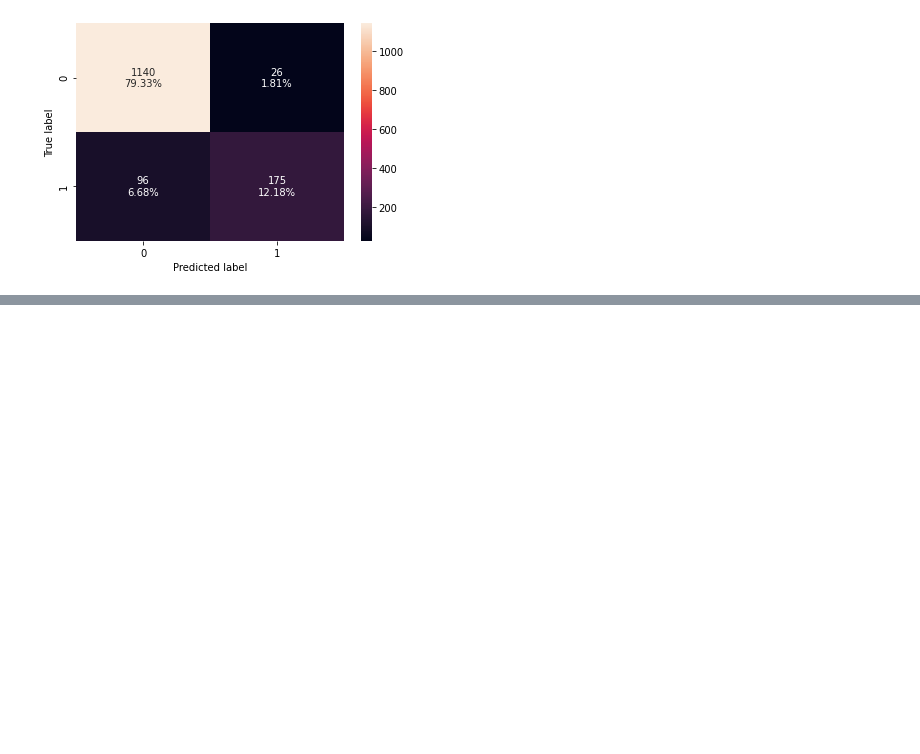
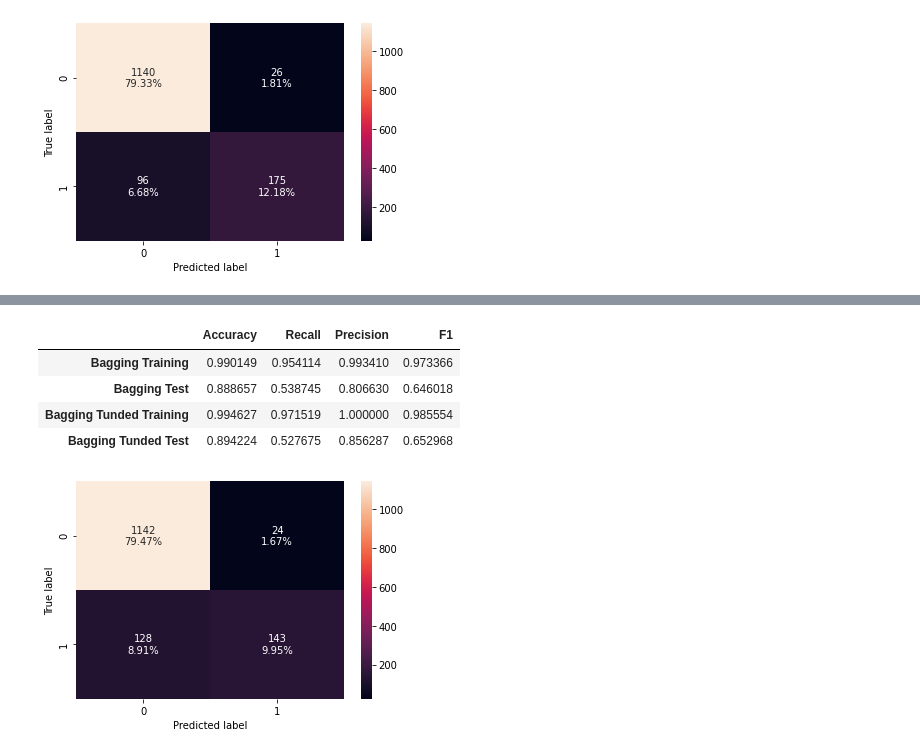
Before and after one commit to jarato123/AI-Class, a Jupyter notebook: Ensemble Techniques/ET Final Project/ET Final Project.ipynb, the cells around one changed output, grey strips where cells are left out. Cells and saved outputs as stored; diff of their text form; code cells hidden in the pictures; blank space fills up the shorter version.

```diff
--- a/Ensemble Techniques/ET Final Project/ET Final Project.ipynb
+++ b/Ensemble Techniques/ET Final Project/ET Final Project.ipynb
@@ -1017,0 +1058,18 @@ bagging = BaggingClassified(random_state=1)
+# %%
+bagging_train_perf_tuned = model_performance_classification_sklearn(bagging_tuned, X_train, y_train)
+bagging_test_perf_tuned = model_performance_classification_sklearn(bagging_tuned, X_test, y_test)
+
+bagging_compare = bagging_compare.append(bagging_train_perf_tuned, ignore_index=True)
+bagging_compare = bagging_compare.append(bagging_test_perf_tuned, ignore_index=True)
+bagging_compare.index = ['Bagging Training', 'Bagging Test', 'Bagging Tunded Training', 'Bagging Tunded Test']
+
+confusion_matrix_sklearn(bagging_tuned, X_test, y_test)
+
+bagging_compare.head()
+# %% [output]
+|  | Accuracy | Recall | Precision | F1 |
+| Bagging Training | 0.990149 | 0.954114 | 0.993410 | 0.973366 |
+| Bagging Test | 0.888657 | 0.538745 | 0.806630 | 0.646018 |
+| Bagging Tunded Training | 0.994627 | 0.971519 | 1.000000 | 0.985554 |
+| Bagging Tunded Test | 0.894224 | 0.527675 | 0.856287 | 0.652968 |
+[figure, added]
```
Also changed, not shown: parts of 16 cells of this notebook.
